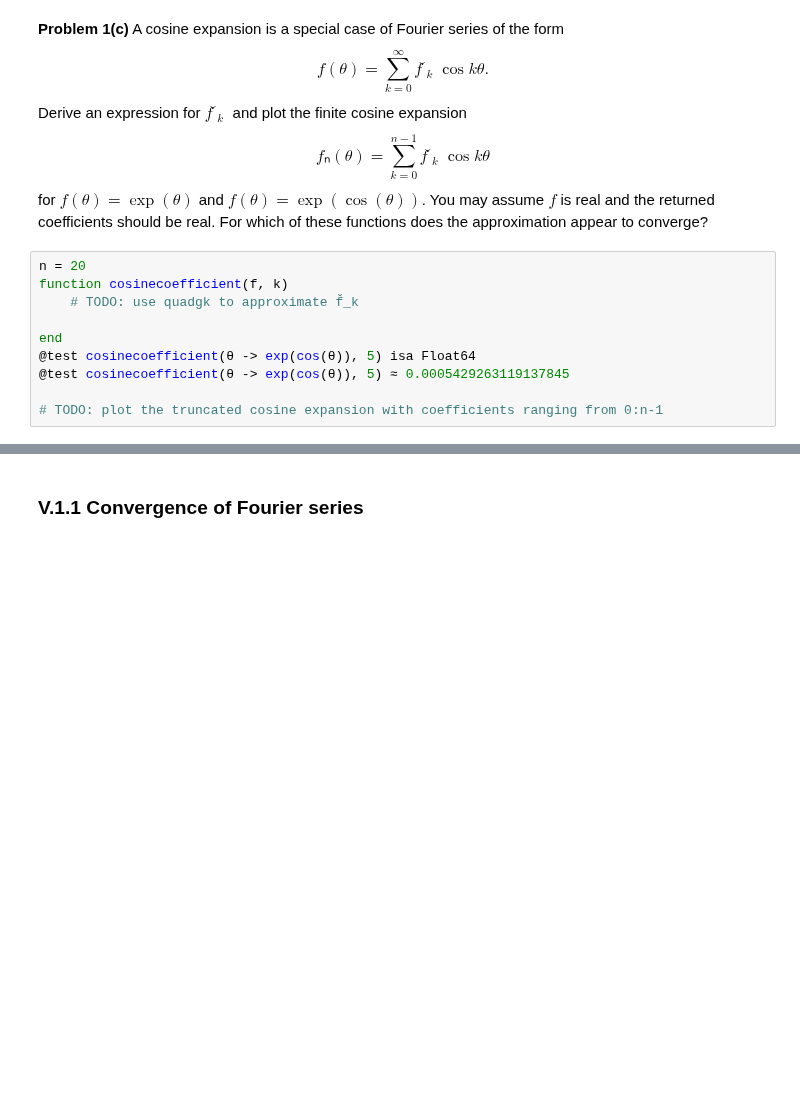
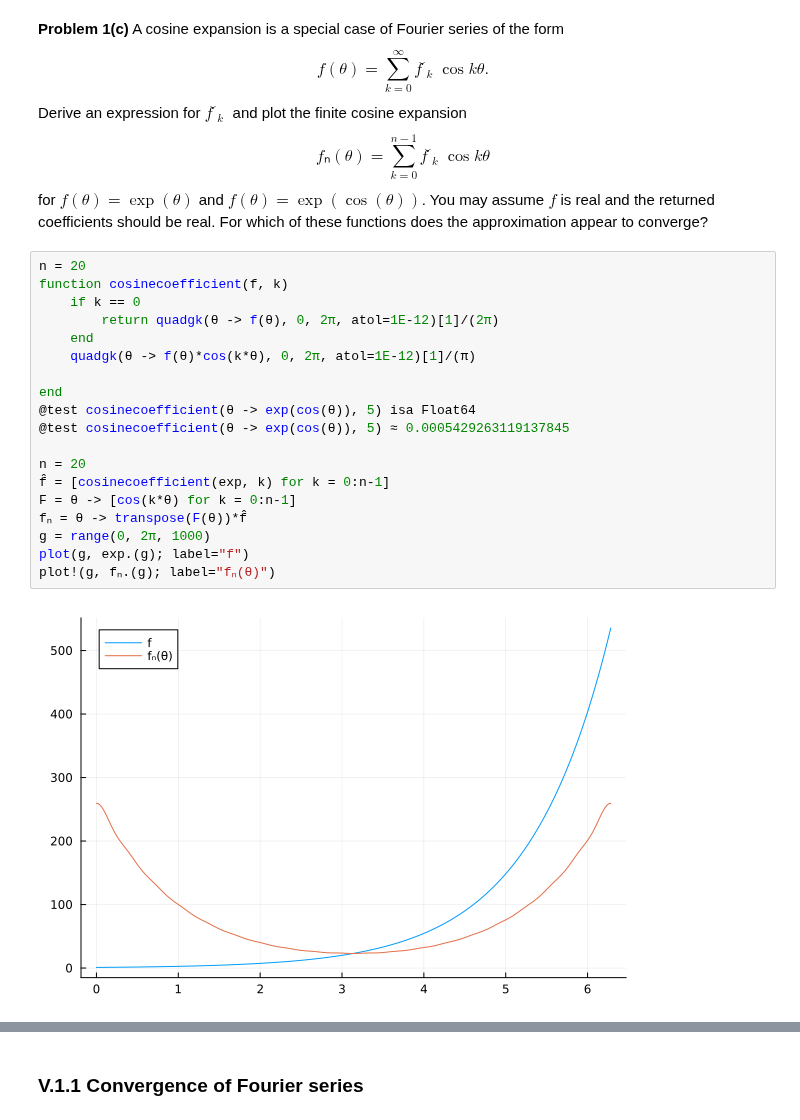
Before and after one commit to lovelife383/MATH50003NumericalAnalysis, a Jupyter notebook: labs/lab8.ipynb, the cells around one changed output, grey strips where cells are left out. Cells and saved outputs as stored; diff of their text form; blank space fills up the shorter version.

```diff
--- a/labs/lab8.ipynb
+++ b/labs/lab8.ipynb
@@ -192,13 +192,24 @@ $$
 for $f(θ) = \exp(θ)$ and $f(θ) = \exp(\cos(θ))$. You may assume $f$ is real
 and the returned coefficients should be real.
 For which of these functions does the approximation appear to converge?
-# %%
-n = 20
-function cosinecoefficient(f, k)
-    # TODO: use quadgk to approximate f̌_k
-
-end
-@test cosinecoefficient(θ -> exp(cos(θ)), 5) isa Float64
-@test cosinecoefficient(θ -> exp(cos(θ)), 5) ≈ 0.0005429263119137845
-
-# TODO: plot the truncated cosine expansion with coefficients ranging from 0:n-1
+# %%
+n = 20
+function cosinecoefficient(f, k)
+    if k == 0
+        return quadgk(θ -> f(θ), 0, 2π, atol=1E-12)[1]/(2π)
+    end
+    quadgk(θ -> f(θ)*cos(k*θ), 0, 2π, atol=1E-12)[1]/(π)
+
+end
+@test cosinecoefficient(θ -> exp(cos(θ)), 5) isa Float64
+@test cosinecoefficient(θ -> exp(cos(θ)), 5) ≈ 0.0005429263119137845
+
+n = 20
+f̂ = [cosinecoefficient(exp, k) for k = 0:n-1]
+F = θ -> [cos(k*θ) for k = 0:n-1]
+fₙ = θ -> transpose(F(θ))*f̂
+g = range(0, 2π, 1000)
+plot(g, exp.(g); label="f")
+plot!(g, fₙ.(g); label="fₙ(θ)")
+# %% [output]
+[figure, added]
```
Also changed, not shown: parts of 2 cells of this notebook.
